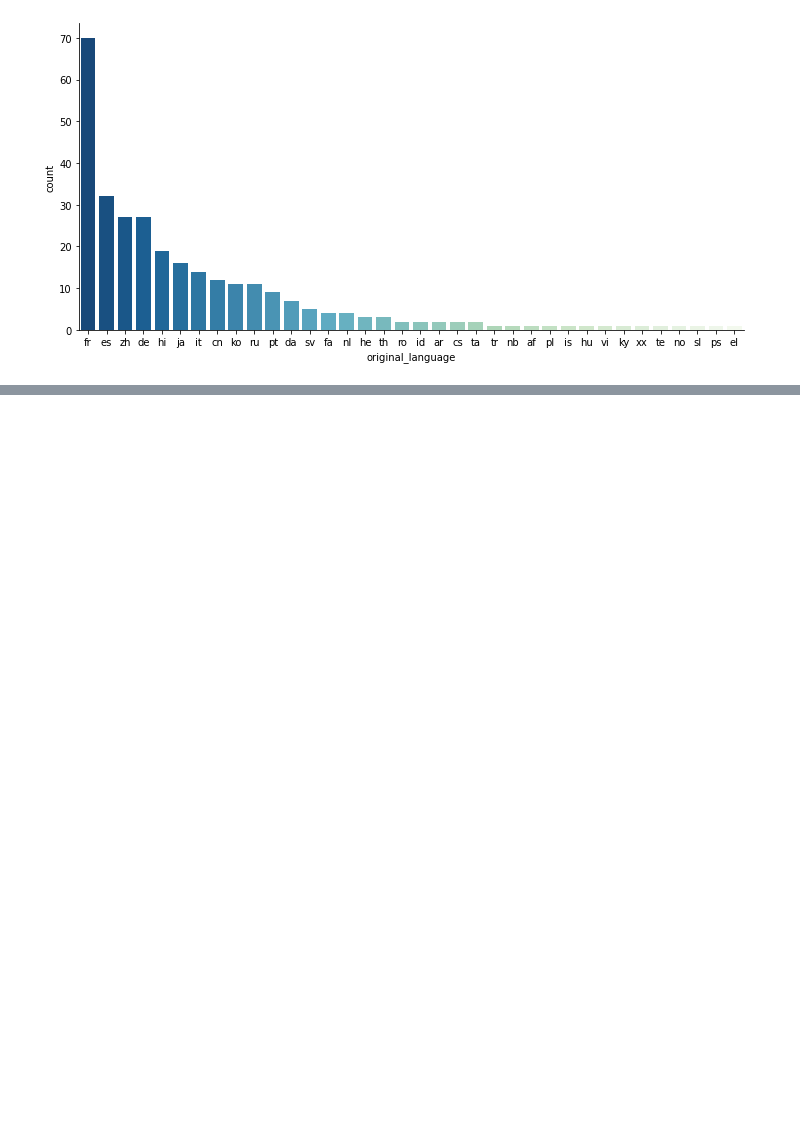
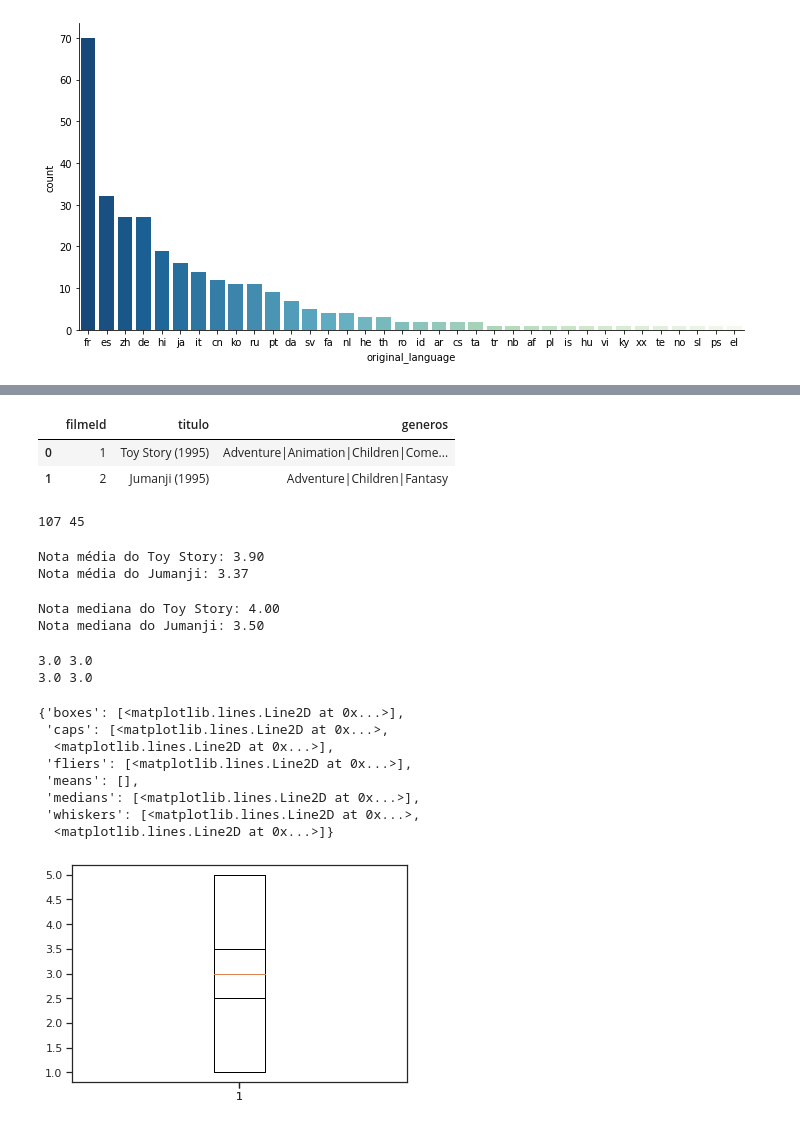
Before and after one commit to caelmica/DataScienceAlura, a Jupyter notebook: IntroduçãoADataScience_.ipynb, the cells around one changed output, grey strips where cells are left out. Drawn from its saved outputs; the diff is of its cells as text; code cells hidden in the pictures; blank space fills up the shorter version.

```diff
--- a/IntroduçãoADataScience_.ipynb
+++ b/IntroduçãoADataScience_.ipynb
@@ -246,0 +251,48 @@ sns.catplot(x = "original_language", data = filmes_sem_lingua_original_ingles,
+# %%
+filmes.head(2)
+# %% [output]
+|  | filmeId | titulo | generos |
+| 0 | 1 | Toy Story (1995) | Adventure|Animation|Children|Come... |
+| 1 | 2 | Jumanji (1995) | Adventure|Children|Fantasy |
+# %%
+notas_do_toy_story = notas.query('filmeID==1')
+notas_do_jumanji = notas.query('filmeID==2')
+print(len(notas_do_toy_story), len(notas_do_jumanji))
+# %% [output]
+107 45
+# %%
+print(f'Nota média do Toy Story: {notas_do_toy_story.nota.mean():.2f} ')
+print(f'Nota média do Jumanji: {notas_do_jumanji.nota.mean():.2f} ')
+# %% [output]
+Nota média do Toy Story: 3.90
+Nota média do Jumanji: 3.37
+# %%
+print(f'Nota mediana do Toy Story: {notas_do_toy_story.nota.median():.2f} ')
+print(f'Nota mediana do Jumanji: {notas_do_jumanji.nota.median():.2f} ')
+# %% [output]
+Nota mediana do Toy Story: 4.00
+Nota mediana do Jumanji: 3.50
+# %%
+import numpy as np
+
+filme1 = np.append(np.array([2.5]*10), np.array([3.5]*10))
+filme2 = np.append(np.array([5]*10), np.array([1]*10))
+# %%
+print(filme1.mean(), filme2.mean())
+print(np.median(filme1), np.median(filme2))
+# %% [output]
+3.0 3.0
+3.0 3.0
+# %%
+plt.boxplot(filme1)
+plt.boxplot(filme2)
+# %% [output]
+{'boxes': [<matplotlib.lines.Line2D at 0x...>],
+ 'caps': [<matplotlib.lines.Line2D at 0x...>,
+  <matplotlib.lines.Line2D at 0x...>],
+ 'fliers': [<matplotlib.lines.Line2D at 0x...>],
+ 'means': [],
+ 'medians': [<matplotlib.lines.Line2D at 0x...>],
+ 'whiskers': [<matplotlib.lines.Line2D at 0x...>,
+  <matplotlib.lines.Line2D at 0x...>]}
+[figure, added]
```
Also changed, not shown: parts of 4 cells of this notebook.
